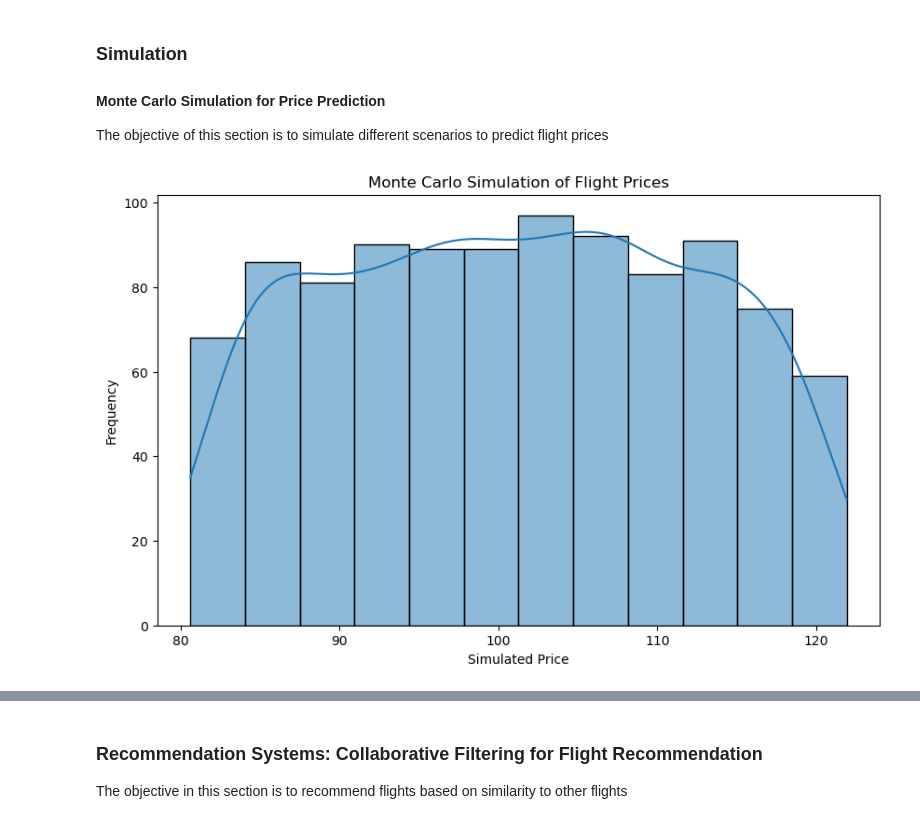
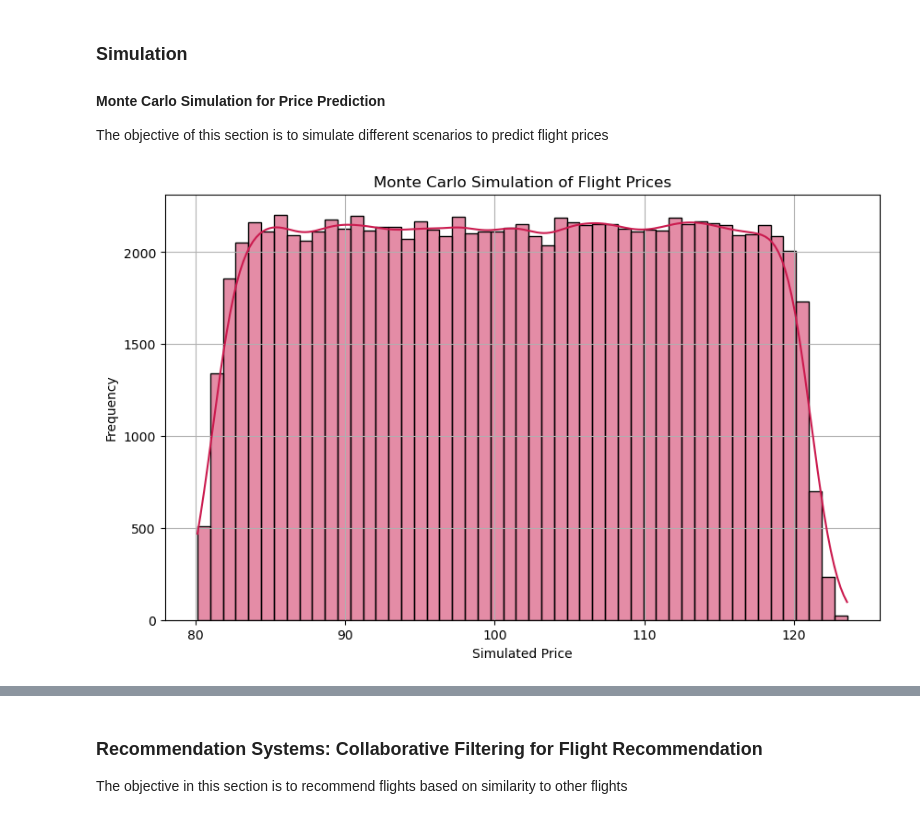
Before and after one commit to r41ss4/rennes_da, a Jupyter notebook: prescriptive_a.ipynb, the cells around one changed output, grey strips where cells are left out. Cells and saved outputs as stored; diff of their text form; code cells hidden in the pictures.

```diff
--- a/prescriptive_a.ipynb
+++ b/prescriptive_a.ipynb
@@ -16,7 +17,7 @@ from sklearn.neighbors import NearestNeighbors
 import random
 # %%
 # Read merged dataset
-df = pd.read_csv("rennes_da/merged_df.csv")
+df = pd.read_csv("merged_df.csv")
 df
 # %% [output]
 |  | airline | source_city | destination_city | departure_time | arrival_time | duration | specific_stops | ... |
@@ -431,15 +429,19 @@ def simulate_price(duration):
     return simulated_price
 # %%
 # Perform Monte Carlo simulation for a sample of flights
-num_simulations = 1000
+num_simulations = 100000
 simulated_prices = [simulate_price(duration) for duration in df['duration'].sample(num_simulations)]
 # %%
 # Plot the distribution of simulated prices
 plt.figure(figsize=(10, 6))
-sns.histplot(simulated_prices, kde=True)
+# Use the same colormap for different colors
+color = sns.color_palette('rocket', as_cmap=True)(0.5)
+
+sns.histplot(simulated_prices, kde=True, color=color)
 plt.title("Monte Carlo Simulation of Flight Prices")
 plt.xlabel("Simulated Price")
 plt.ylabel("Frequency")
+plt.grid(True)
 plt.show()
 # %% [output]
-[figure, old version]
+[figure, new version]
```
Also changed, not shown: parts of 47 cells of this notebook.
